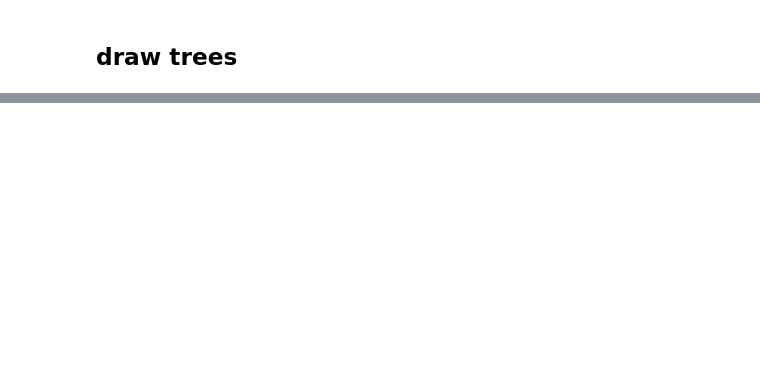
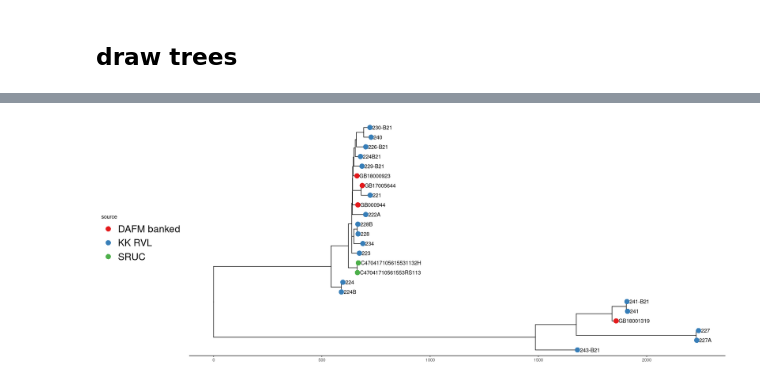
Before and after one commit to dmnfarrell/gordon-group, a Jupyter notebook: mycoplasma_bovis/trees.ipynb, the cells around one changed output, grey strips where cells are left out. Saved outputs shown, nothing was run; the diff lists cells and outputs as text; code cells hidden in the pictures; blank space fills up the shorter version.

```diff
--- a/mycoplasma_bovis/trees.ipynb
+++ b/mycoplasma_bovis/trees.ipynb
@@ -23,0 +31,9 @@ ggplottree(stree, meta, layout='rect', cols=c('country','meanGC'), cmaps=c('Set1
+# %%
+tips<-row.names(meta[!meta$country %in% c('Ireland'),])
+tips<-append(tips, 'ref')
+stree <- drop.tip(tree, tips)
+
+options(repr.plot.width=18, repr.plot.height=7)
+ggplottree(stree, meta, layout='rect', cols=c('source'), cmaps=c('Set1','Blues'),tipsize=5, tiplabel=TRUE)
+# %% [output]
+[figure, added]
```
Also changed, not shown: parts of 4 cells of this notebook, 2 other files.
